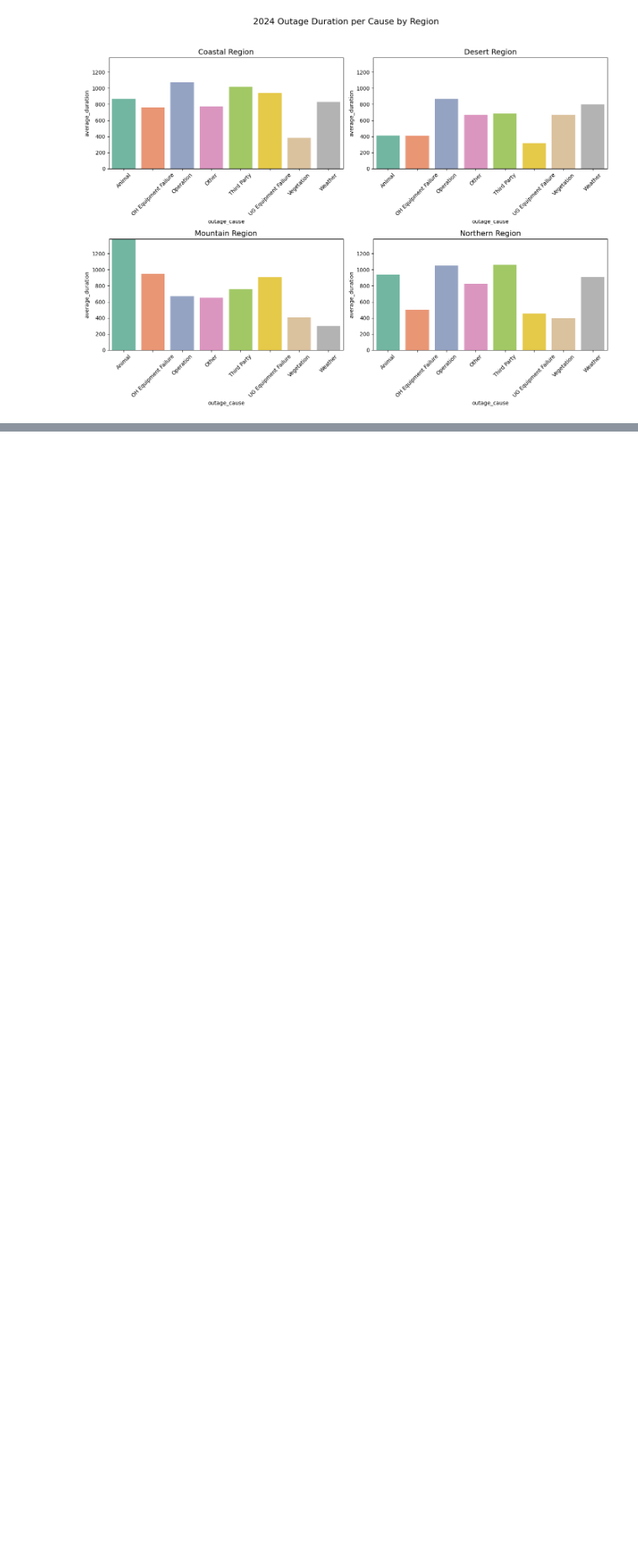
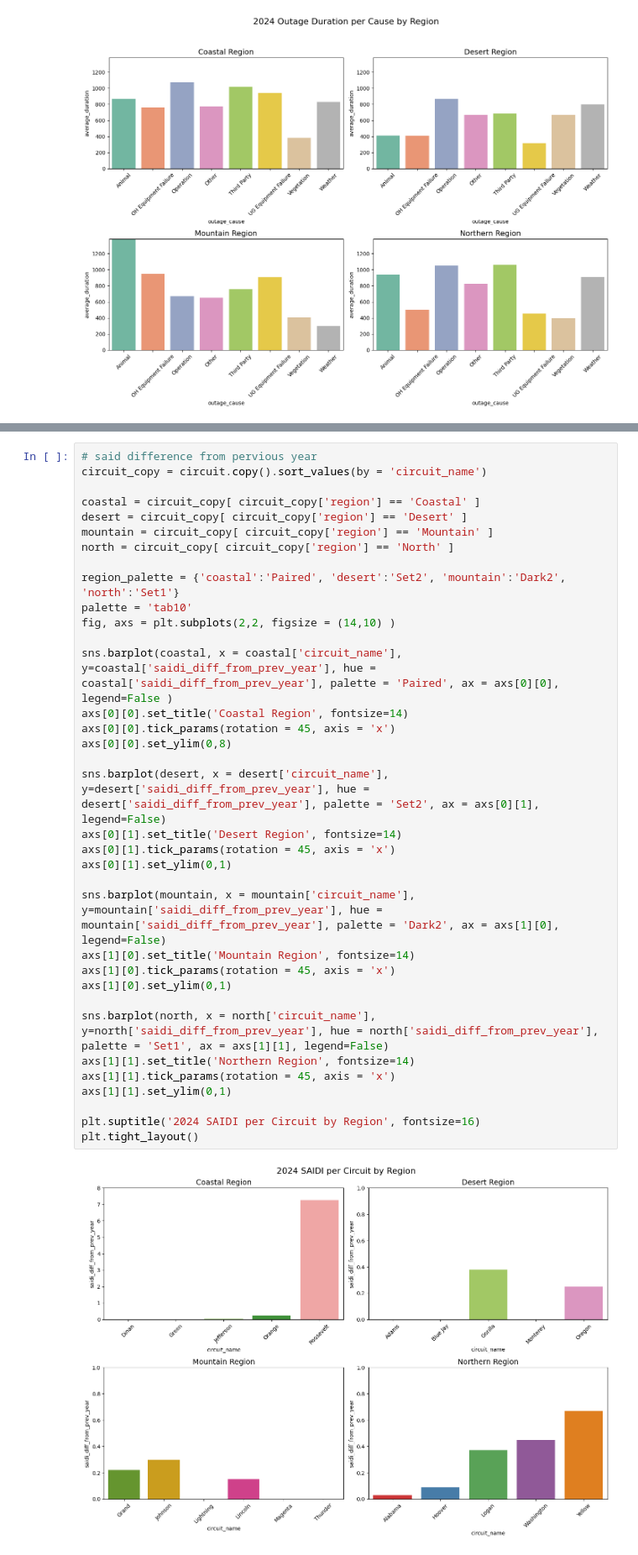
Before and after one commit to GerardoG2/ITC-2025, a Jupyter notebook: circuit-outage-analysis.ipynb, the cells around one changed output, grey strips where cells are left out. Shown at 84% size. Saved outputs shown, nothing was run; the diff lists cells and outputs as text; blank space fills up the shorter version.

Commit message:
added graph for diff of saidi from pervious year

```diff
--- a/circuit-outage-analysis.ipynb
+++ b/circuit-outage-analysis.ipynb
@@ -612,6 +581,43 @@ plt.suptitle('2024 SAIDI per Circuit by Region', fontsize=16)
 plt.tight_layout()
 # %% [output]
 [figure]
+# %%
+# said difference from pervious year
+circuit_copy = circuit.copy().sort_values(by = 'circuit_name')
+
+coastal = circuit_copy[ circuit_copy['region'] == 'Coastal' ]
+desert = circuit_copy[ circuit_copy['region'] == 'Desert' ]
+mountain = circuit_copy[ circuit_copy['region'] == 'Mountain' ]
+north = circuit_copy[ circuit_copy['region'] == 'North' ]
+
+region_palette = {'coastal':'Paired', 'desert':'Set2', 'mountain':'Dark2', 'north':'Set1'}
+palette = 'tab10'
+fig, axs = plt.subplots(2,2, figsize = (14,10) )
+
+sns.barplot(coastal, x = coastal['circuit_name'], y=coastal['saidi_diff_from_prev_year'], hue = coastal['saidi_diff_from_prev_year'], palette = 'Paired', ax = axs[0][0], legend=False )
+axs[0][0].set_title('Coastal Region', fontsize=14)
+axs[0][0].tick_params(rotation = 45, axis = 'x')
+axs[0][0].set_ylim(0,8)
+
+sns.barplot(desert, x = desert['circuit_name'], y=desert['saidi_diff_from_prev_year'], hue = desert['saidi_diff_from_prev_year'], palette = 'Set2', ax = axs[0][1], legend=False)
+axs[0][1].set_title('Desert Region', fontsize=14)
+axs[0][1].tick_params(rotation = 45, axis = 'x')
+axs[0][1].set_ylim(0,1)
+
+sns.barplot(mountain, x = mountain['circuit_name'], y=mountain['saidi_diff_from_prev_year'], hue = mountain['saidi_diff_from_prev_year'], palette = 'Dark2', ax = axs[1][0], legend=False)
+axs[1][0].set_title('Mountain Region', fontsize=14)
+axs[1][0].tick_params(rotation = 45, axis = 'x')
+axs[1][0].set_ylim(0,1)
+
+sns.barplot(north, x = north['circuit_name'], y=north['saidi_diff_from_prev_year'], hue = north['saidi_diff_from_prev_year'], palette = 'Set1', ax = axs[1][1], legend=False)
+axs[1][1].set_title('Northern Region', fontsize=14)
+axs[1][1].tick_params(rotation = 45, axis = 'x')
+axs[1][1].set_ylim(0,1)
+
+plt.suptitle('2024 SAIDI per Circuit by Region', fontsize=16)
+plt.tight_layout()
+# %% [output]
+[figure, added]
 # %%
 circuit_copy = circuit.copy().sort_values(by = 'circuit_name')
 
```
Also changed, not shown: parts of 5 cells of this notebook.
